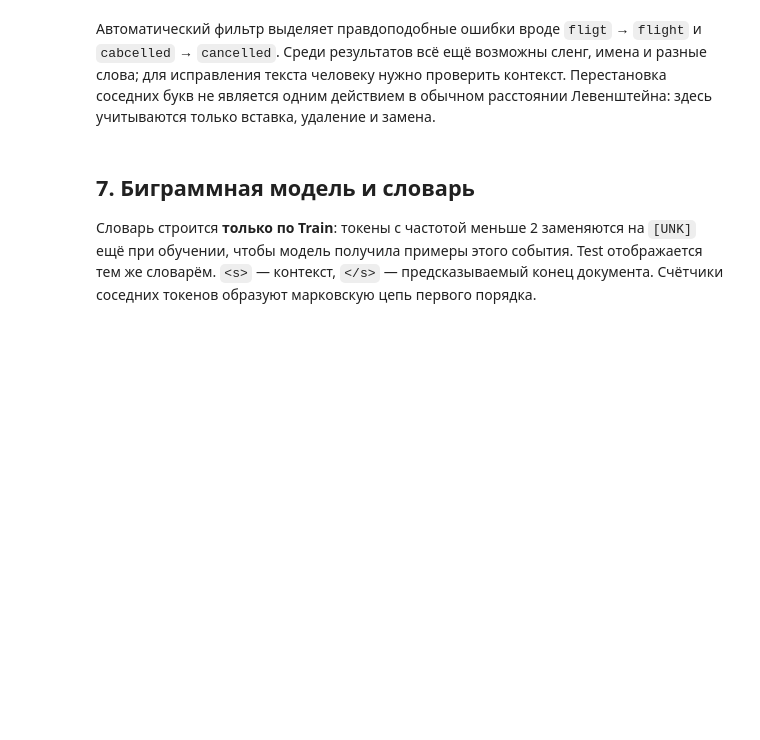
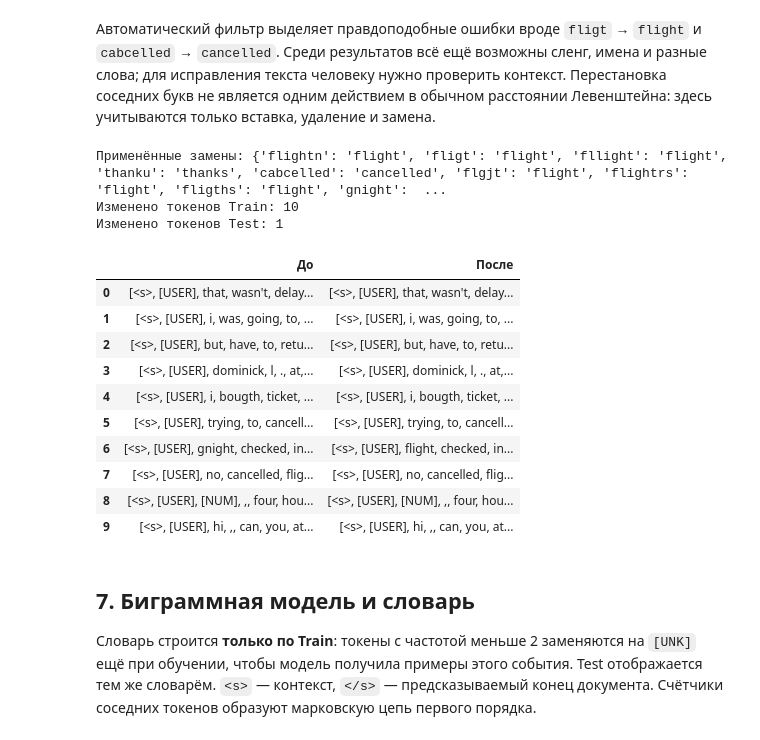
Before and after one commit to ChornyChay1/TextAnalysis, a Jupyter notebook: notebook.ipynb, the cells around one changed output. Saved outputs shown, nothing was run; the diff lists cells and outputs as text; code cells hidden in the pictures; blank space fills up the shorter version.

```diff
--- a/notebook.ipynb
+++ b/notebook.ipynb
@@ -257,6 +263,54 @@ pd.DataFrame(top_pairs, columns=["Расстояние", "Редкое слов
 | 9 | 2 | thansk | thanks | 1 | 874 |
 # %% [markdown]
 Автоматический фильтр выделяет правдоподобные ошибки вроде `fligt` → `flight` и `cabcelled` → `cancelled`. Среди результатов всё ещё возможны сленг, имена и разные слова; для исправления текста человеку нужно проверить контекст. Перестановка соседних букв не является одним действием в обычном расстоянии Левенштейна: здесь учитываются только вставка, удаление и замена.
+# %%
+# rare -> common из найденных top_pairs
+corrections = {
+    rare: common
+    for distance, rare, common, rare_count, common_count in top_pairs
+}
+
+def apply_corrections(doc):
+    return [corrections.get(token, token) for token in doc]
+
+train_before = train_tokens
+test_before = test_tokens
+
+train_tokens = [apply_corrections(doc) for doc in train_before]
+test_tokens = [apply_corrections(doc) for doc in test_before]
+
+print("Применённые замены:", corrections)
+print(
+    "Изменено токенов Train:",
+    sum(a != b for old, new in zip(train_before, train_tokens)
+        for a, b in zip(old, new)),
+)
+print(
+    "Изменено токенов Test:",
+    sum(a != b for old, new in zip(test_before, test_tokens)
+        for a, b in zip(old, new)),
+)
+
+display(pd.DataFrame([
+    {"До": old, "После": new}
+    for old, new in zip(train_before, train_tokens)
+    if old != new
+]).head(10))
+# %% [output]
+Применённые замены: {'flightn': 'flight', 'fligt': 'flight', 'fllight': 'flight', 'thanku': 'thanks', 'cabcelled': 'cancelled', 'flgjt': 'flight', 'flightrs': 'flight', 'fligths': 'flight', 'gnight':  ...
+Изменено токенов Train: 10
+Изменено токенов Test: 1
+|  | До | После |
+| 0 | [<s>, [USER], that, wasn't, delay... | [<s>, [USER], that, wasn't, delay... |
+| 1 | [<s>, [USER], i, was, going, to, ... | [<s>, [USER], i, was, going, to, ... |
+| 2 | [<s>, [USER], but, have, to, retu... | [<s>, [USER], but, have, to, retu... |
+| 3 | [<s>, [USER], dominick, l, ., at,... | [<s>, [USER], dominick, l, ., at,... |
+| 4 | [<s>, [USER], i, bougth, ticket, ... | [<s>, [USER], i, bougth, ticket, ... |
+| 5 | [<s>, [USER], trying, to, cancell... | [<s>, [USER], trying, to, cancell... |
+| 6 | [<s>, [USER], gnight, checked, in... | [<s>, [USER], flight, checked, in... |
+| 7 | [<s>, [USER], no, cancelled, flig... | [<s>, [USER], no, cancelled, flig... |
+| 8 | [<s>, [USER], [NUM], ,, four, hou... | [<s>, [USER], [NUM], ,, four, hou... |
+| 9 | [<s>, [USER], hi, ,, can, you, at... | [<s>, [USER], hi, ,, can, you, at... |
 # %% [markdown]
 ## 7. Биграммная модель и словарь
 
```
Also changed, not shown: parts of 4 cells of this notebook.
